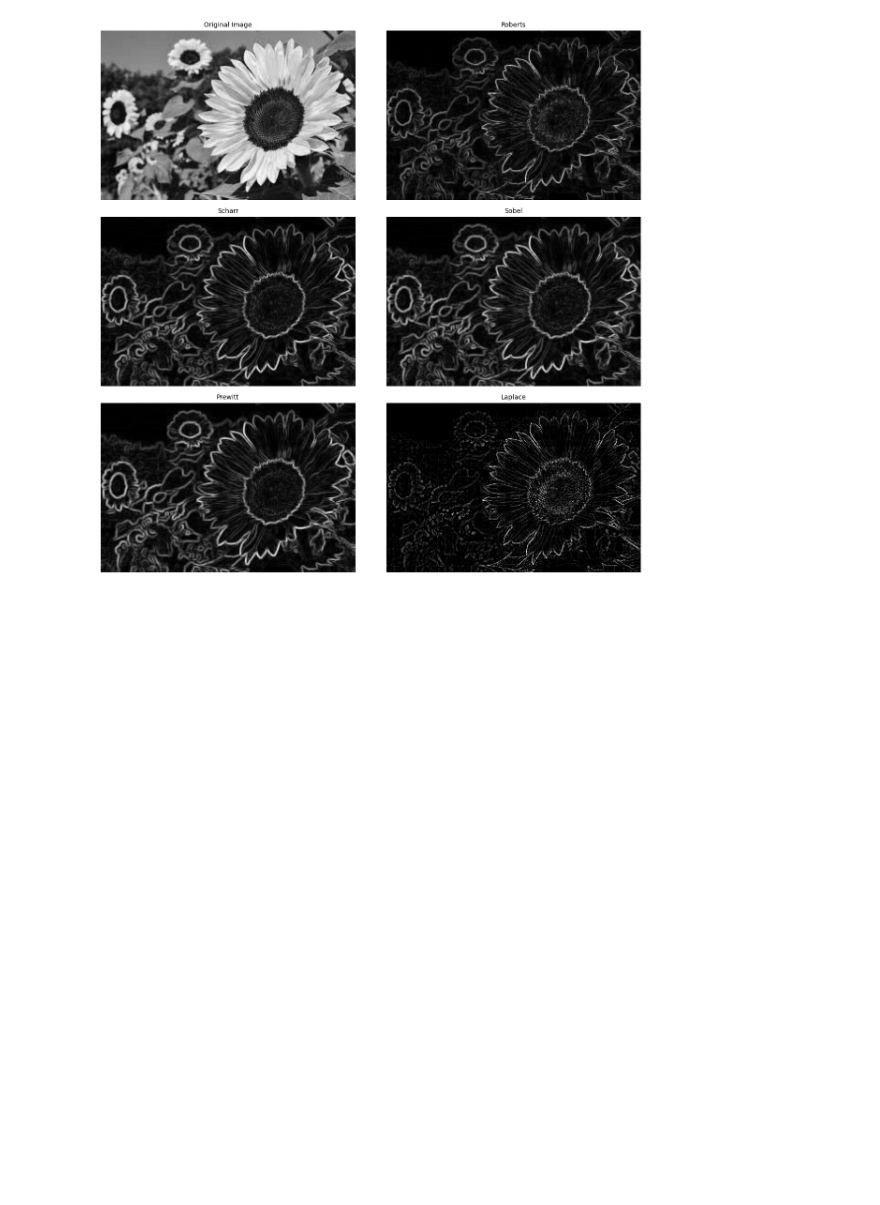
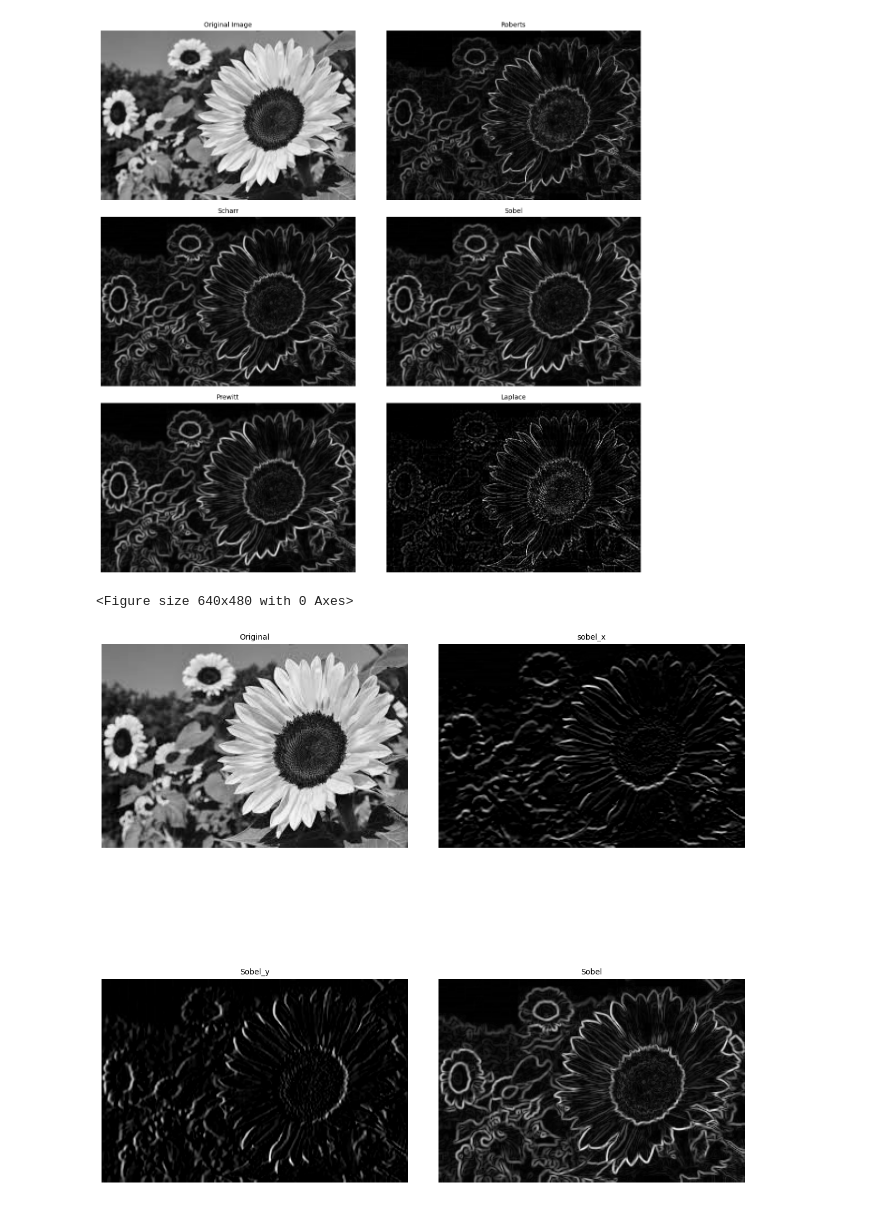
Before and after one commit to NinadKarlekar/Practical_BscIT_MscIT_Ninad, a Jupyter notebook: MscIT/Semester 2/ImageProcessing/Practical 7/prac7.ipynb, the cells around one changed output. Saved outputs shown, nothing was run; the diff lists cells and outputs as text; code cells hidden in the pictures; blank space fills up the shorter version.

```diff
--- a/MscIT/Semester 2/ImageProcessing/Practical 7/prac7.ipynb
+++ b/MscIT/Semester 2/ImageProcessing/Practical 7/prac7.ipynb
@@ -51,3 +51,26 @@ pylab.show()
 # %% [output]
 <Figure size 640x480 with 0 Axes>
 [figure]
+# %%
+im = Image.open('F:/GitHub/Practical_BscIT_MscIT_Ninad/MscIT/Semester 2/ImageProcessing/Dataset/sunflower.jpg').convert('L')
+im_array = np.array(im)
+pylab.gray()
+pylab.figure(figsize=(15,15))
+pylab.subplot(2,2,1), plot_image(im,'Original')
+pylab.subplot(2,2,2)
+edges_x=filters.sobel_h(im_array)
+plot_image(np.clip(edges_x,0,1),'sobel_x')
+
+pylab.subplot(2,2,3)
+edges_y=filters.sobel_v(im_array)
+plot_image(np.clip(edges_y,0,1),'Sobel_y')
+
+pylab.subplot(2,2,4)
+edges=filters.sobel(im_array)
+plot_image(np.clip(edges,0,1),'Sobel')
+
+pylab.subplots_adjust(wspace=0.1,hspace=0.1)
+pylab.show()
+# %% [output]
+<Figure size 640x480 with 0 Axes>
+[figure, added]
```
Also changed, not shown: parts of 1 cell of this notebook.
